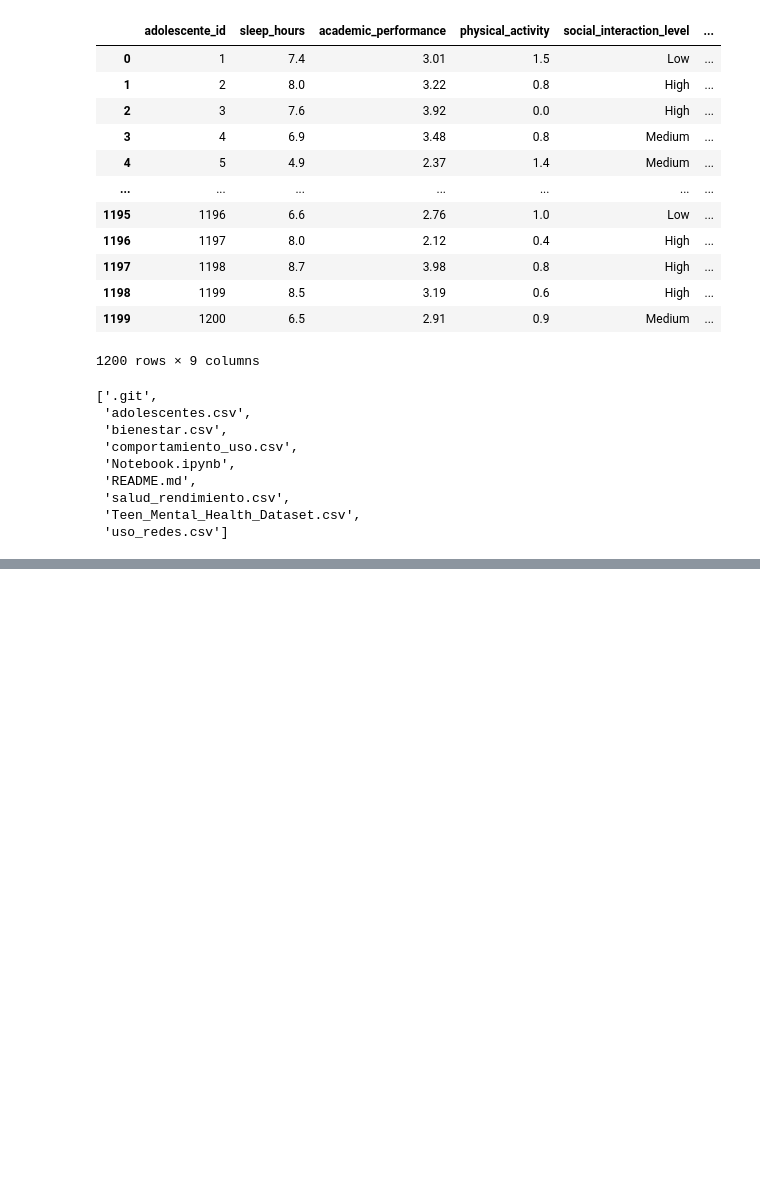
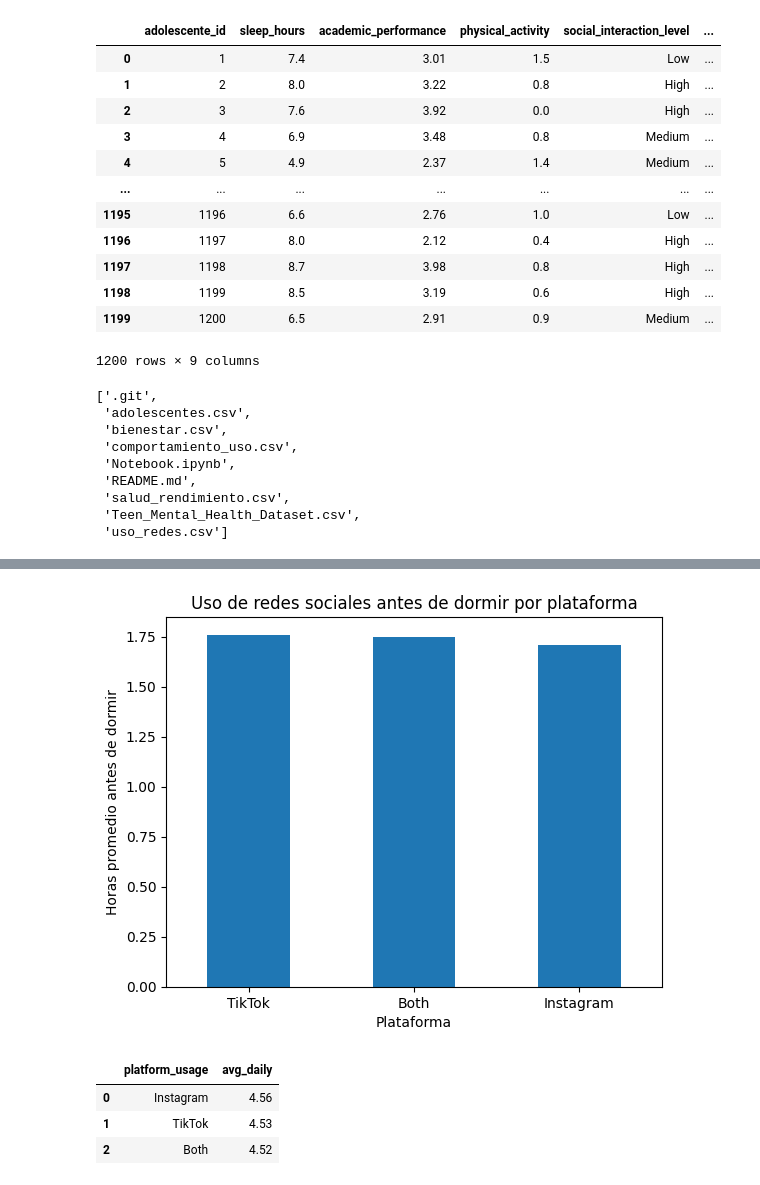
Before and after one commit to roizherrerapilar-hub/Mini-Project---SQL-From-Data-to-Insight, a Jupyter notebook: Notebook.ipynb, the cells around one changed output, grey strips where cells are left out. Saved outputs shown, nothing was run; the diff lists cells and outputs as text; code cells hidden in the pictures; blank space fills up the shorter version.

```diff
--- a/Notebook.ipynb
+++ b/Notebook.ipynb
@@ -150,0 +219,35 @@ os.listdir()
+# %%
+#Crear gráfica
+
+import matplotlib.pyplot as plt
+
+df.plot(
+    kind='bar',
+    x='platform_usage',
+    y='avg_night',
+    legend=False
+)
+
+plt.title('Uso de redes sociales antes de dormir por plataforma')
+plt.xlabel('Plataforma')
+plt.ylabel('Horas promedio antes de dormir')
+plt.xticks(rotation=0)
+plt.show()
+# %% [output]
+[figure, added]
+# %%
+#Uso medio diario y plataforma
+query = """
+SELECT cu.platform_usage,
+ROUND(AVG(cu.daily_social_media_hours),2) AS avg_daily
+FROM comportamiento_uso AS cu
+GROUP BY cu.platform_usage
+ORDER BY avg_daily DESC;
+"""
+df_daily = pd.read_sql(query,connection)
+df_daily
+# %% [output]
+|  | platform_usage | avg_daily |
+| 0 | Instagram | 4.56 |
+| 1 | TikTok | 4.53 |
+| 2 | Both | 4.52 |
```
Also changed, not shown: parts of 9 cells of this notebook, 3 other files.
